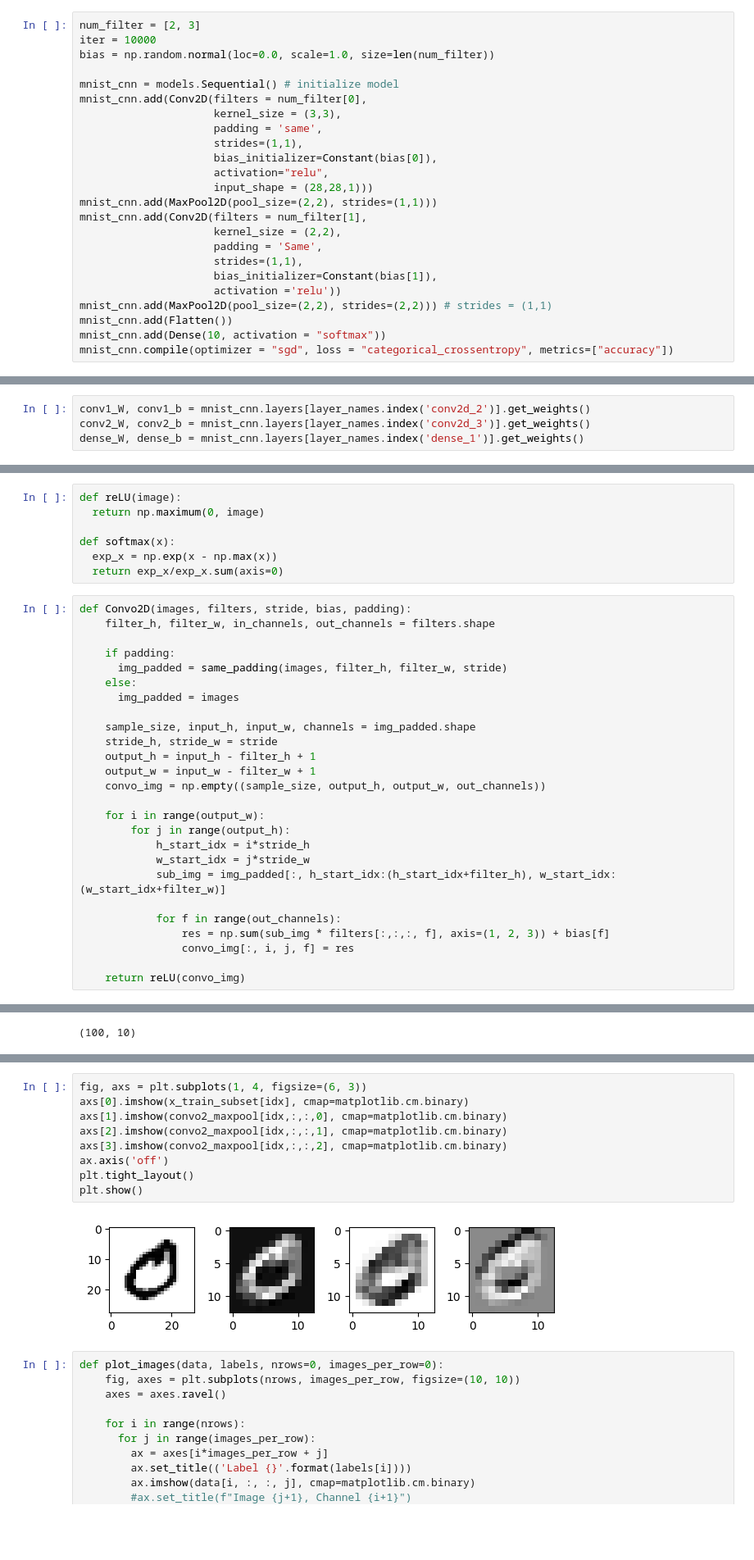
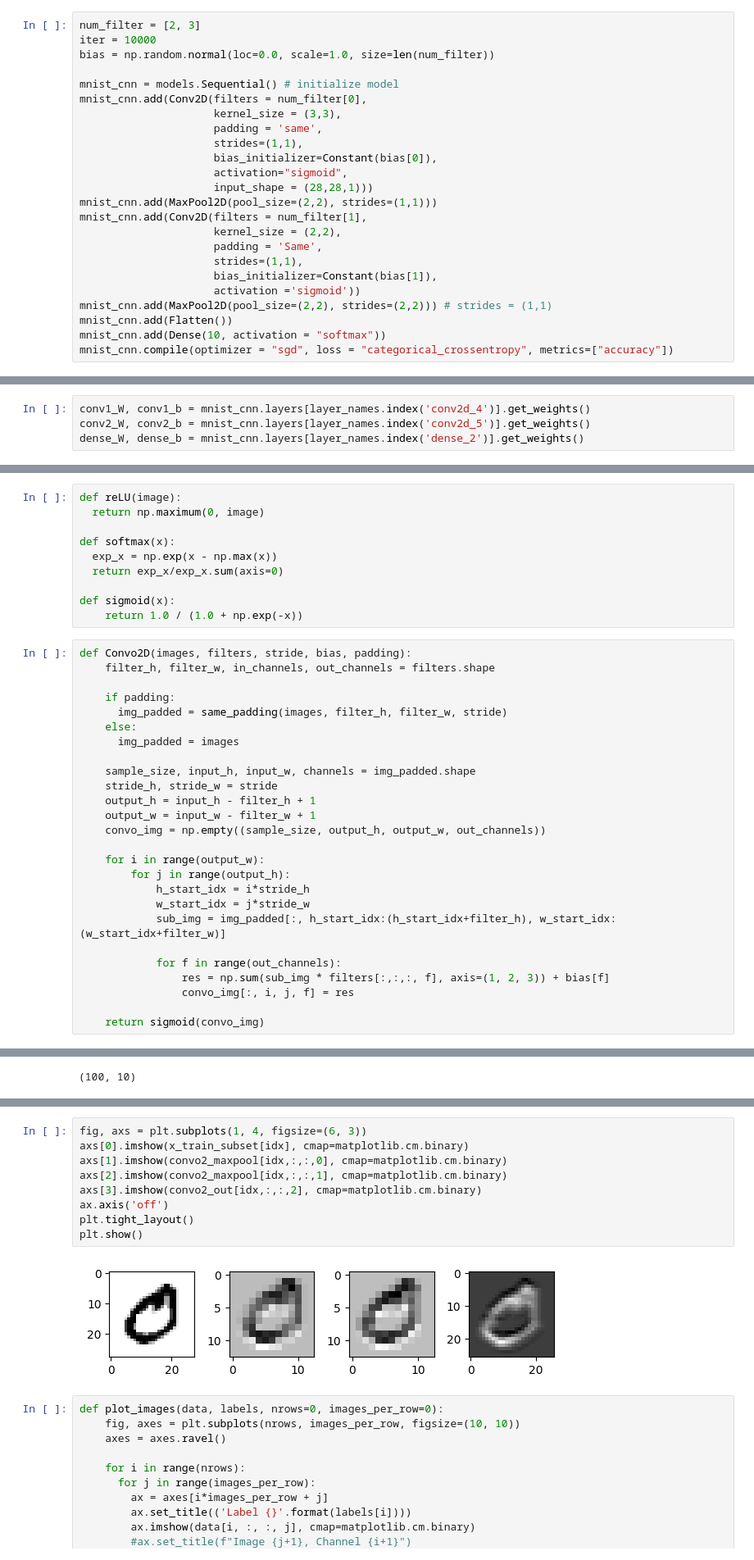
Before and after one commit to pquynhvu/TDA, a Jupyter notebook: mnist_pytorch.ipynb, the cells around one changed output, grey strips where cells are left out. Shown: that part at 82% size. Drawn from its saved outputs; the diff is of its cells as text; blank space fills up the shorter version.

```diff
--- a/mnist_pytorch.ipynb
+++ b/mnist_pytorch.ipynb
@@ -60,7 +60,7 @@ mnist_cnn.add(Conv2D(filters = num_filter[0],
                      padding = 'same',
                      strides=(1,1),
                      bias_initializer=Constant(bias[0]),
-                     activation="relu",
+                     activation="sigmoid",
                      input_shape = (28,28,1)))
 mnist_cnn.add(MaxPool2D(pool_size=(2,2), strides=(1,1)))
 mnist_cnn.add(Conv2D(filters = num_filter[1],
@@ -68,7 +68,7 @@ mnist_cnn.add(Conv2D(filters = num_filter[1],
                      padding = 'Same',
                      strides=(1,1),
                      bias_initializer=Constant(bias[1]),
-                     activation ='relu'))
+                     activation ='sigmoid'))
 mnist_cnn.add(MaxPool2D(pool_size=(2,2), strides=(2,2))) # strides = (1,1)
 mnist_cnn.add(Flatten())
 mnist_cnn.add(Dense(10, activation = "softmax"))
@@ -134,4 +134,4 @@ layer_names
 # %%
-conv1_W, conv1_b = mnist_cnn.layers[layer_names.index('conv2d_2')].get_weights()
-conv2_W, conv2_b = mnist_cnn.layers[layer_names.index('conv2d_3')].get_weights()
-dense_W, dense_b = mnist_cnn.layers[layer_names.index('dense_1')].get_weights()
+conv1_W, conv1_b = mnist_cnn.layers[layer_names.index('conv2d_4')].get_weights()
+conv2_W, conv2_b = mnist_cnn.layers[layer_names.index('conv2d_5')].get_weights()
+dense_W, dense_b = mnist_cnn.layers[layer_names.index('dense_2')].get_weights()
@@ -178,6 +174,9 @@ def reLU(image):
 def softmax(x):
   exp_x = np.exp(x - np.max(x))
   return exp_x/exp_x.sum(axis=0)
+
+def sigmoid(x):
+	return 1.0 / (1.0 + np.exp(-x))
 # %%
 def Convo2D(images, filters, stride, bias, padding):
     filter_h, filter_w, in_channels, out_channels = filters.shape
@@ -203,7 +202,7 @@ def Convo2D(images, filters, stride, bias, padding):
                 res = np.sum(sub_img * filters[:,:,:, f], axis=(1, 2, 3)) + bias[f]
                 convo_img[:, i, j, f] = res
 
-    return reLU(convo_img)
+    return sigmoid(convo_img)
 # %%
 def max_pooling(images, pool_size, stride):
     sample_size, input_h, input_w, channels = images.shape
@@ -256,14 +255,14 @@ plt.show()
 # %%
 fig, axs = plt.subplots(1, 4, figsize=(6, 3))
 axs[0].imshow(x_train_subset[idx], cmap=matplotlib.cm.binary)
 axs[1].imshow(convo2_maxpool[idx,:,:,0], cmap=matplotlib.cm.binary)
 axs[2].imshow(convo2_maxpool[idx,:,:,1], cmap=matplotlib.cm.binary)
-axs[3].imshow(convo2_maxpool[idx,:,:,2], cmap=matplotlib.cm.binary)
+axs[3].imshow(convo2_out[idx,:,:,2], cmap=matplotlib.cm.binary)
 ax.axis('off')
 plt.tight_layout()
 plt.show()
 # %% [output]
-[figure, old version]
+[figure, new version]
 # %%
 def plot_images(data, labels, nrows=0, images_per_row=0):
     fig, axes = plt.subplots(nrows, images_per_row, figsize=(10, 10))
```
Also changed, not shown: parts of 6 cells of this notebook.
